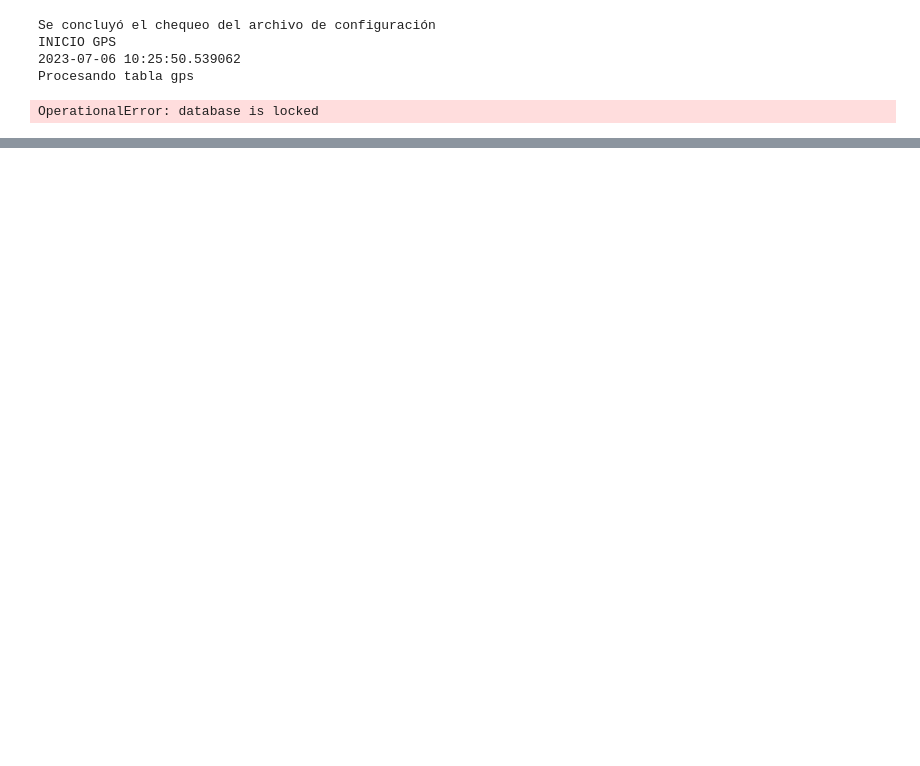
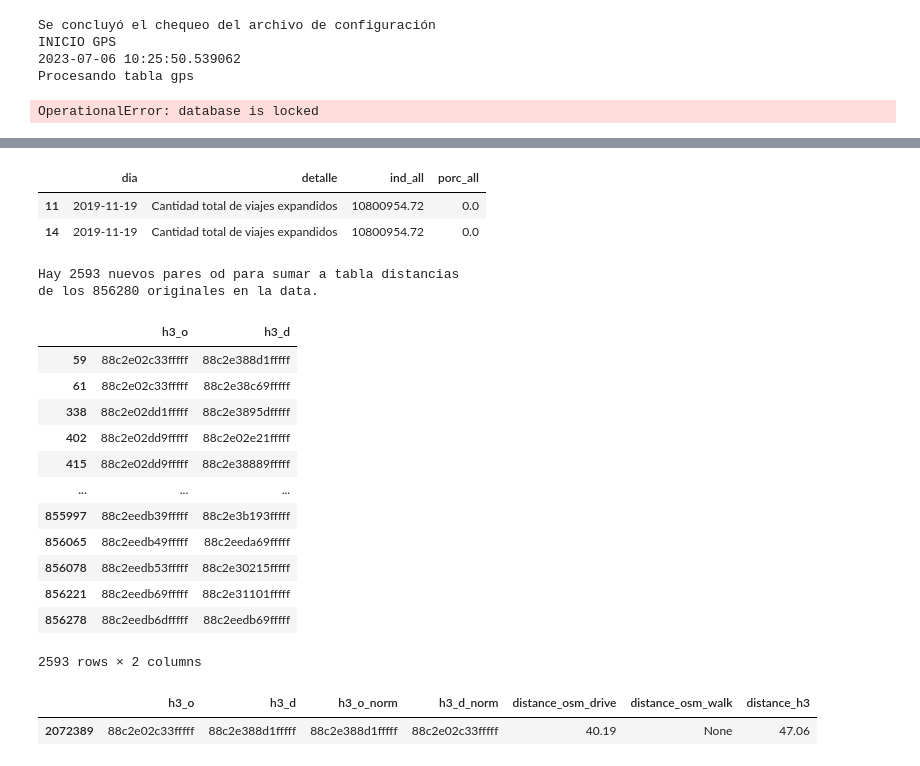
Before and after one commit to EL-BID/UrbanTrips, a Jupyter notebook: run_services.ipynb, the cells around one changed output, grey strips where cells are left out. Saved outputs shown, nothing was run; the diff lists cells and outputs as text; code cells hidden in the pictures; blank space fills up the shorter version.

Commit message:
Correcciones varias
- correcciones varias relacionadas al chequeo de configuración y corrida del proceso

```diff
--- a/run_services.ipynb
+++ b/run_services.ipynb
@@ -107,0 +186,17 @@ distancias
+# %%
+ind0[ind0.detalle=='Cantidad total de viajes expandidos']
+# %% [output]
+|  | dia | detalle | ind_all | porc_all |
+| 11 | 2019-11-19 | Cantidad total de viajes expandidos | 10800954.72 | 0.0 |
+| 14 | 2019-11-19 | Cantidad total de viajes expandidos | 10800954.72 | 0.0 |
+# %%
+import pandas as pd
+pd.set_option('display.max_colwidth', None)
+path_file = 'D:\\sanapolsky\\Google Drive\\Python 2.0\\github\\UrbanTrips\\UrbanTrips\\resultados\\tablas\\'
+ind0 = pd.read_excel(path_file+'amba_20221109_indicadores.xlsx').rename(columns={'indicador':'ind_all', 'porcentaje':'porc_all'})
+ind1 = pd.read_excel(path_file+'amba_20221109_m40_indicadores.xlsx').rename(columns={'indicador':'ind_m40', 'porcentaje':'porc_m40'})
+ind2 = pd.read_excel(path_file+'amba_20221109_m10_indicadores.xlsx').rename(columns={'indicador':'ind_m10', 'porcentaje':'porc_m10'})
+
+x=ind0.merge(ind1, how='left', on=['dia','detalle']).merge(ind2, how='left', on=['dia','detalle']).drop_duplicates()
+
+x[['dia', 'detalle','ind_all', 'ind_m40', 'ind_m10', 'porc_all', 'porc_m40', 'porc_m10']].to_clipboard(index=False)
@@ -107,0 +802,63 @@ distancias
+# %%
+    configs = leer_configs_generales()
+    resolucion_h3 = configs["resolucion_h3"]
+    distancia_entre_hex = h3.edge_length(resolution=resolucion_h3, unit="km")
+    distancia_entre_hex = distancia_entre_hex * 2
+
+    conn_insumos = iniciar_conexion_db(tipo='insumos')
+    conn_data = iniciar_conexion_db(tipo='data')
+
+    q = """
+    select distinct h3_o,h3_d
+    from viajes
+    WHERE h3_d != ''
+    union
+    select distinct h3_o,h3_d
+    from (
+            SELECT h3_o,h3_d
+            from etapas
+            WHERE h3_d != ''
+    )
+    """
+    pares_h3_data = pd.read_sql_query(q, conn_data) #.dropna()
+
+    q = """
+    select h3_o,h3_d, 1 as d from distancias
+    """
+    pares_h3_distancias = pd.read_sql_query(q, conn_insumos)
+
+    # Unir pares od h desde data y desde distancias y quedarse con
+    # los que estan en data pero no en distancias
+    pares_h3 = pares_h3_data\
+        .merge(pares_h3_distancias, how='left')
+    pares_h3 = pares_h3.loc[pares_h3.d.isna(), ['h3_o', 'h3_d']]
+
+    print(f"Hay {len(pares_h3)} nuevos pares od para sumar a tabla distancias")
+    print(f"de los {len(pares_h3_data)} originales en la data.")
+
+    pares_h3
+# %% [output]
+Hay 2593 nuevos pares od para sumar a tabla distancias
+de los 856280 originales en la data.
+|  | h3_o | h3_d |
+| 59 | 88c2e02c33fffff | 88c2e388d1fffff |
+| 61 | 88c2e02c33fffff | 88c2e38c69fffff |
+| 338 | 88c2e02dd1fffff | 88c2e3895dfffff |
+| 402 | 88c2e02dd9fffff | 88c2e02e21fffff |
+| 415 | 88c2e02dd9fffff | 88c2e38889fffff |
+| ... | ... | ... |
+| 855997 | 88c2eedb39fffff | 88c2e3b193fffff |
+| 856065 | 88c2eedb49fffff | 88c2eeda69fffff |
+| 856078 | 88c2eedb53fffff | 88c2e30215fffff |
+| 856221 | 88c2eedb69fffff | 88c2e31101fffff |
+| 856278 | 88c2eedb6dfffff | 88c2eedb69fffff |
+2593 rows × 2 columns
+# %%
+q = """
+select * from distancias
+"""
+pares_h3_distancias = pd.read_sql_query(q, conn_insumos)
+pares_h3_distancias[(pares_h3_distancias.h3_o=='88c2e02c33fffff')&(pares_h3_distancias.h3_d=='88c2e388d1fffff')]
+# %% [output]
+|  | h3_o | h3_d | h3_o_norm | h3_d_norm | distance_osm_drive | distance_osm_walk | distance_h3 |
+| 2072389 | 88c2e02c33fffff | 88c2e388d1fffff | 88c2e388d1fffff | 88c2e02c33fffff | 40.19 | None | 47.06 |
```
Also changed, not shown: parts of 13 cells of this notebook, 13 other files.
